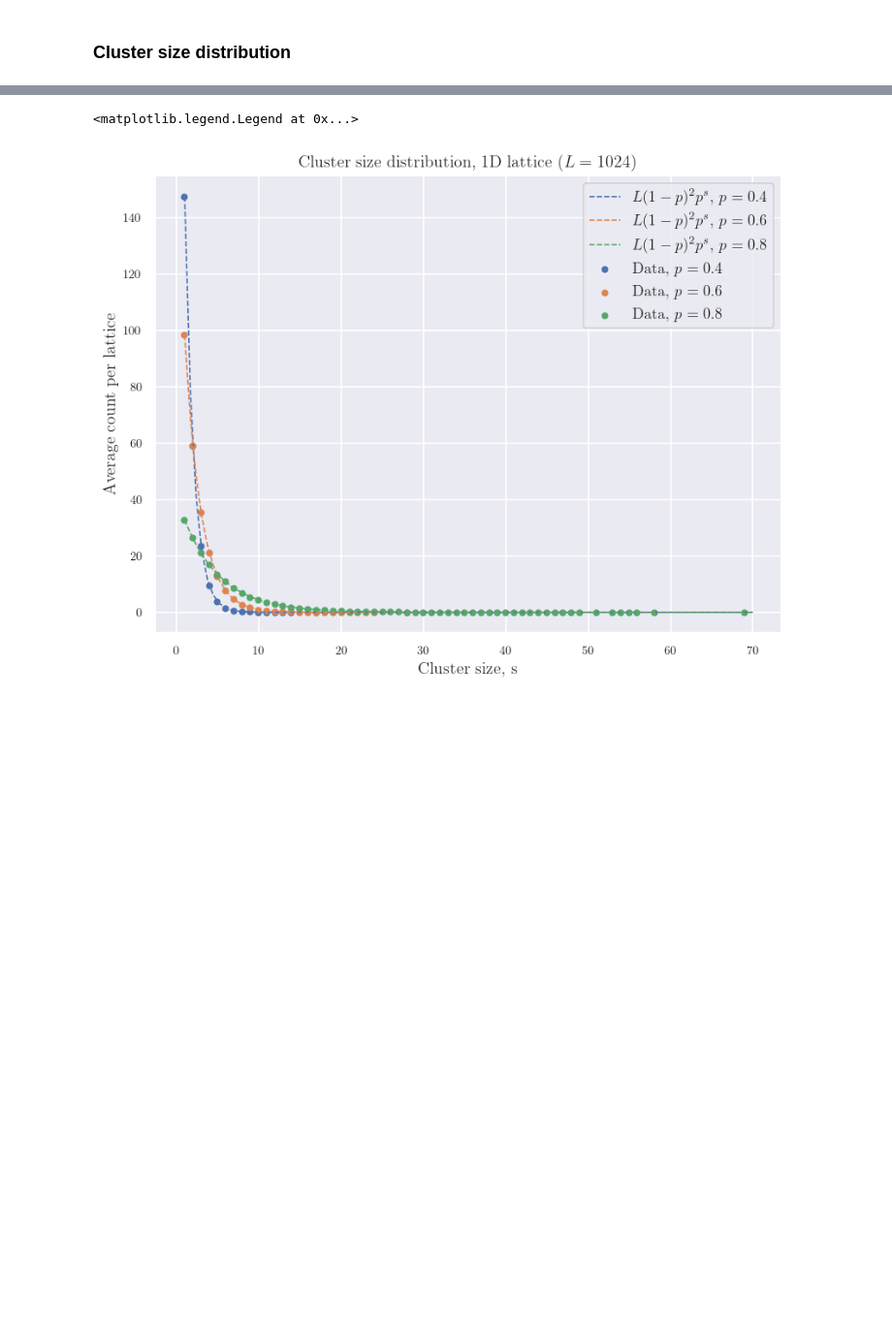
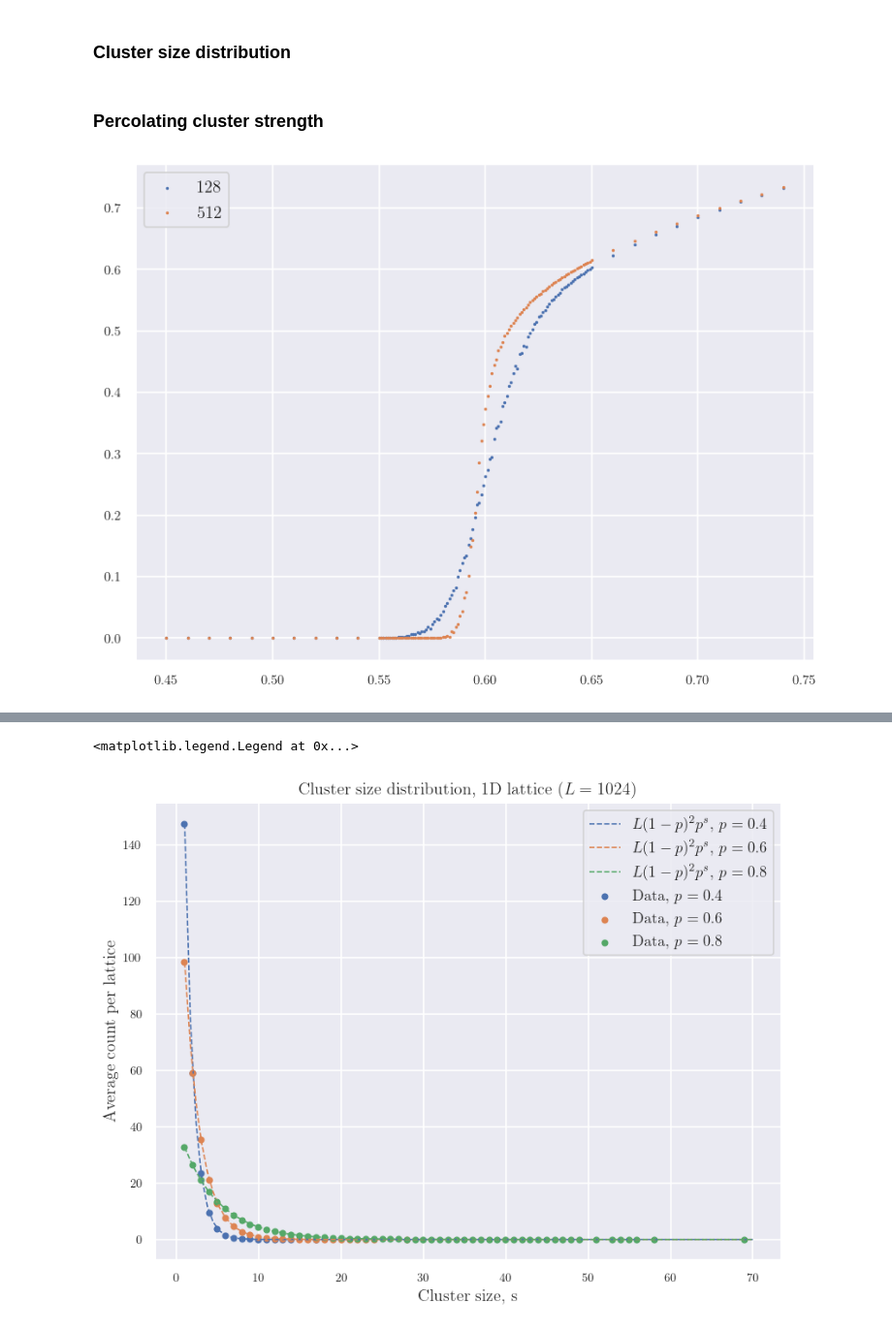
Before and after one commit to alansammarone/musk, a Jupyter notebook: notebooks/percolation_2d_analysis.ipynb, the cells around one changed output, grey strips where cells are left out. Shown: that part at 97% size. Cells and saved outputs as stored; diff of their text form; code cells hidden in the pictures; blank space fills up the shorter version.

```diff
--- a/notebooks/percolation_2d_analysis.ipynb
+++ b/notebooks/percolation_2d_analysis.ipynb
@@ -173,3 +139,61 @@ def get_average_cluster_size_distribution(df, col_name):
+# %% [markdown]
+### Percolating cluster strength
+# %%
+def get_plot_for_size(df):
+    average_cluster_size_by_node = group_df[MEAN_CLUSTER_SIZE_COL].mean()
+
+
+def fit_fn(X, a, b, c):
+    return a * np.exp(b*X) + c
+
+sizes = [128, 512]
+probabilities = []
+df = filter_and_select_columns(df_orig, sizes, probabilities, [PERC_CLUSTER_STRENGTH_COL])
+setup_figure()
+
+# for size, group_df in df.groupby(SIZE_COL):
+#     group = group_df.mean()
+#     group[PERC_CLUSTER_STRENGTH_COL].mean()
+
+
+#     X, Y = [], []
+#     for probability, group_df in group_df.groupby(PROBABILITY_COL):
+
+#         average_cluster_size_by_node = group_df[MEAN_CLUSTER_SIZE_COL].mean()
+#         average_cluster_size = average_cluster_size_by_node * size ** 2 # 2D specific
+#         X.append(probability)
+#         Y.append(average_cluster_size)
+
+#     X, Y = np.array(X), np.array(Y)
+#     plt.scatter(X, Y, s=5, label=f"N = {size}")
+
+#     parameters, _ = curve_fit(fit_fn, X, Y)
+#     plt.plot(X, fit_fn(X, *parameters), "--", label=size)
+
+
+# plt.legend()
+# plt.title("Average cluster size (2D Lattice)")
+# plt.xlabel("Occupation probability $p$")
+# plt.ylabel("Cluster size $p$")
+# plt.show()
+
+for size, size_df in df.groupby(["size"]):
+
+    prob_groups = size_df.groupby(["probability"])
+
+    X= prob_groups["percolating_cluster_strength"].mean()
+    plt.scatter(X.index, X, s=1, label=size)
+#     plt.plot(, prob_groups["percolating_cluster_strength"].mean())
+
+#     X = prob_groups.mean()["probability"]
+#     Y = prob_groups.mean()["percolating_cluster_strength"]
+#     plt.plot(X, Y)
+#     df.groupby(["probability", "size"]).mean().groupby("")
+
+plt.legend()
+plt.show()
+# %% [output]
+[figure, added]
 # %%
 def fit_fn(X, a, b, c, d, e, g):
     return np.exp(-g*X**8 -e*X**6 -d*X**4 -a*X**2 + b*X + c)
```
Also changed, not shown: parts of 5 cells of this notebook, 4 other files.
